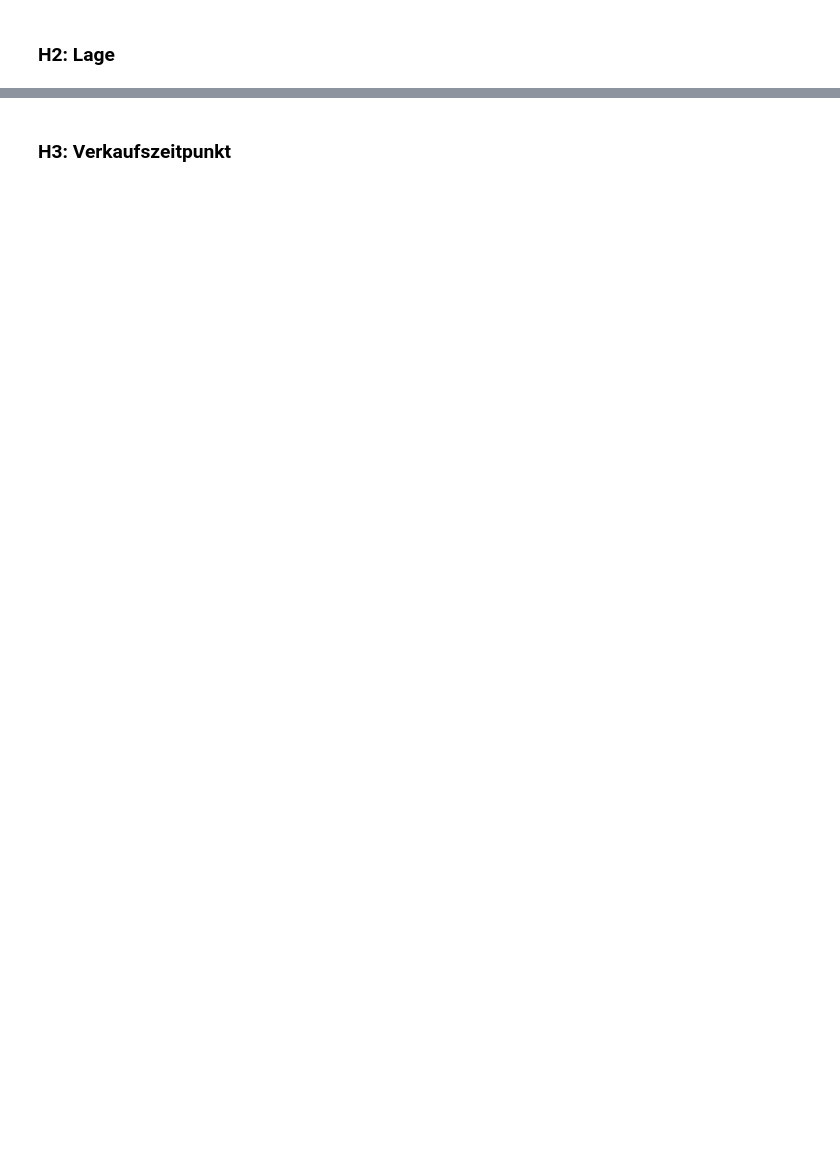
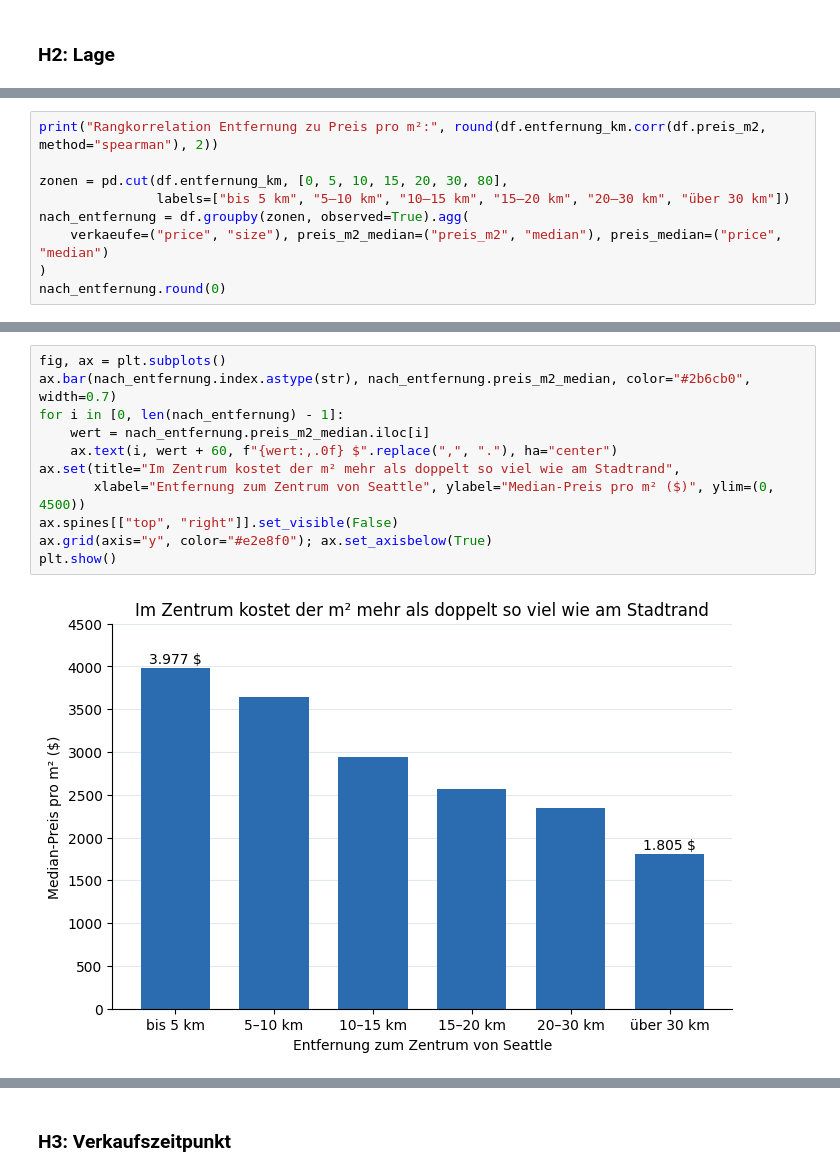
Before and after one commit to karstenuhlighh/king-county-eda, a Jupyter notebook: 04_eda.ipynb, the cells around one changed output, grey strips where cells are left out. Drawn from its saved outputs; the diff is of its cells as text; blank space fills up the shorter version.

```diff
--- a/04_eda.ipynb
+++ b/04_eda.ipynb
@@ -222,0 +317,9 @@ Zeilen vorher: 21597, nachher: 21596, entfernt: 1
+# %%
+print("Rangkorrelation Entfernung zu Preis pro m²:", round(df.entfernung_km.corr(df.preis_m2, method="spearman"), 2))
+
+zonen = pd.cut(df.entfernung_km, [0, 5, 10, 15, 20, 30, 80],
+               labels=["bis 5 km", "5–10 km", "10–15 km", "15–20 km", "20–30 km", "über 30 km"])
+nach_entfernung = df.groupby(zonen, observed=True).agg(
+    verkaeufe=("price", "size"), preis_m2_median=("preis_m2", "median"), preis_median=("price", "median")
+)
+nach_entfernung.round(0)
@@ -222,0 +336,13 @@ Zeilen vorher: 21597, nachher: 21596, entfernt: 1
+# %%
+fig, ax = plt.subplots()
+ax.bar(nach_entfernung.index.astype(str), nach_entfernung.preis_m2_median, color="#2b6cb0", width=0.7)
+for i in [0, len(nach_entfernung) - 1]:
+    wert = nach_entfernung.preis_m2_median.iloc[i]
+    ax.text(i, wert + 60, f"{wert:,.0f} $".replace(",", "."), ha="center")
+ax.set(title="Im Zentrum kostet der m² mehr als doppelt so viel wie am Stadtrand",
+       xlabel="Entfernung zum Zentrum von Seattle", ylabel="Median-Preis pro m² ($)", ylim=(0, 4500))
+ax.spines[["top", "right"]].set_visible(False)
+ax.grid(axis="y", color="#e2e8f0"); ax.set_axisbelow(True)
+plt.show()
+# %% [output]
+[figure, added]
```
Also changed, not shown: parts of 33 cells of this notebook, 2 other files.
